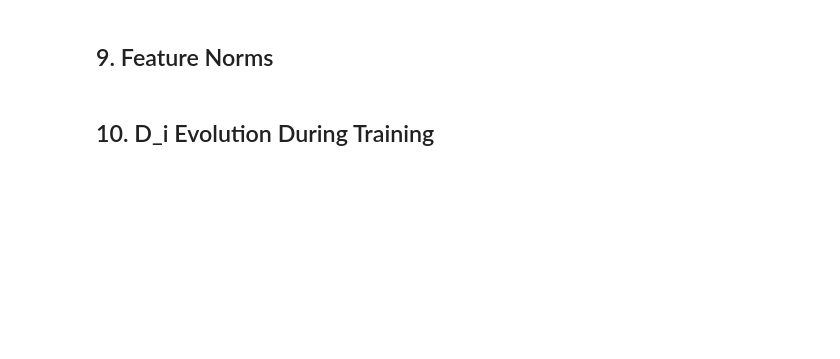
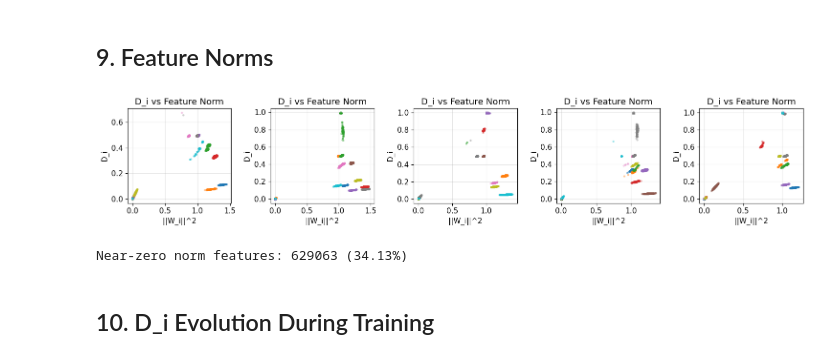
Before and after one commit to GeorgiIlIvanov/Spectral_Superposition, a Jupyter notebook: public/decomp/diagnostics_sweep.ipynb, the cells around one changed output. Drawn from its saved outputs; the diff is of its cells as text; code cells hidden in the pictures; blank space fills up the shorter version.

```diff
--- a/public/decomp/diagnostics_sweep.ipynb
+++ b/public/decomp/diagnostics_sweep.ipynb
@@ -465,47 +465,36 @@ Loss stats: mean=0.043803, median=0.030807, max=0.113247
 # %%
 norm_bins = np.linspace(0, 2, 101)
 norm_hist = np.zeros(100, dtype=np.int64)
 
 for data in all_data:
     final_norms = data['feature_norms'][-1]
     clipped = np.clip(final_norms, 0, 2 - 1e-9)
     h, _ = np.histogram(clipped, bins=norm_bins)
     norm_hist += h
 
 norm_centers = (norm_bins[:-1] + norm_bins[1:]) / 2
 
-fig, axes = plt.subplots(1, 3, figsize=(15, 4))
+fig, axes = plt.subplots(1, 5, figsize=(15, 3))
 
-ax = axes[0]
-ax.bar(norm_centers, norm_hist, width=norm_bins[1]-norm_bins[0],
-       alpha=0.7, color='teal', edgecolor='black', linewidth=0.2)
-ax.set_xlabel('||W_i||^2')
-ax.set_ylabel('Count')
-ax.set_title('Feature Norm Distribution')
-
-ax = axes[1]
-ax.bar(norm_centers, norm_hist + 1, width=norm_bins[1]-norm_bins[0],
-       alpha=0.7, color='teal', edgecolor='black', linewidth=0.2)
-ax.set_xlabel('||W_i||^2')
-ax.set_ylabel('Count (log)')
-ax.set_title('Log scale')
-ax.set_yscale('log')
-
-ax = axes[2]
-sample_idx = np.random.choice(len(all_data), min(10, len(all_data)), replace=False)
-for idx in sample_idx:
-    norms = all_data[idx]['feature_norms'][-1]
-    D_i = all_D_stats[idx]['raw']
-    ax.scatter(norms, D_i, alpha=0.3, s=5)
-ax.set_xlabel('||W_i||^2')
-ax.set_ylabel('D_i')
-ax.set_title('D_i vs Feature Norm')
+for i in np.arange(0, 5):
+    ax = axes[i]
+    sample_idx = np.random.choice(len(all_data), min(10, len(all_data)), replace=False)
+    for idx in sample_idx:
+        norms = all_data[idx]['feature_norms'][-1]
+        D_i = all_D_stats[idx]['raw']
+        ax.scatter(norms, D_i, alpha=0.3, s=5)
+    ax.set_xlabel('||W_i||^2')
+    ax.set_ylabel('D_i')
+    ax.set_title('D_i vs Feature Norm')
 
 plt.tight_layout()
 plt.show()
 
 dead_features = norm_hist[0]
 print(f"Near-zero norm features: {dead_features} ({100*dead_features/norm_hist.sum():.2f}%)")
+# %% [output]
+[figure, added]
+Near-zero norm features: 629063 (34.13%)
 # %% [markdown]
 ## 10. D_i Evolution During Training
 # %%
```
Also changed, not shown: parts of 18 cells of this notebook, 6 other files.
